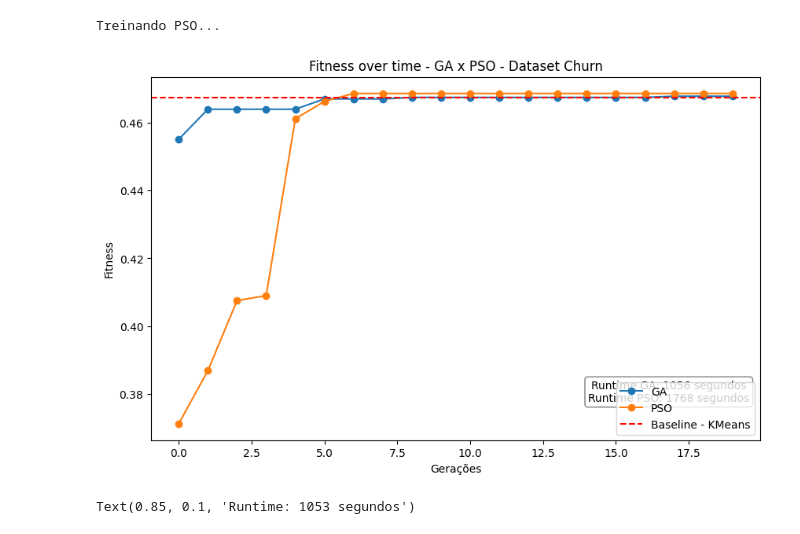
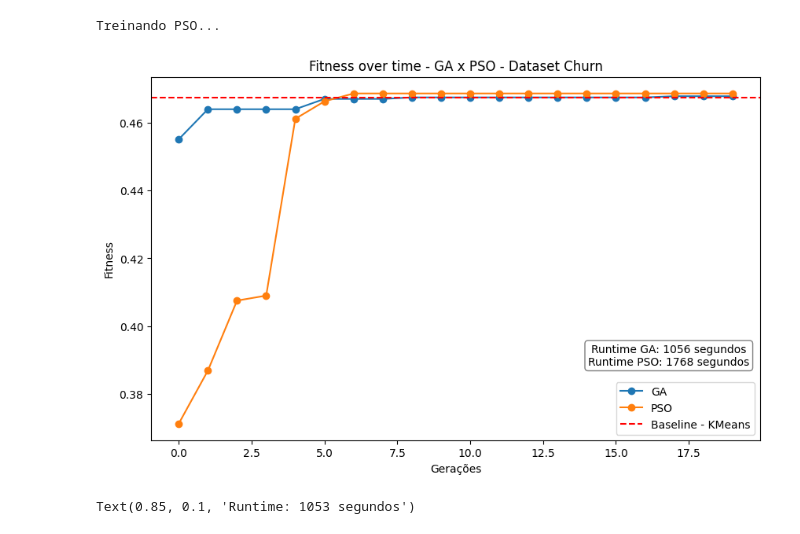
Before and after one commit to matheusgm502/optimization_project, a Jupyter notebook: Projeto Final - Otimização e Computação Evolucionária.ipynb, the cells around one changed output. Drawn from its saved outputs; the diff is of its cells as text; code cells hidden in the pictures.

```diff
--- a/Projeto Final - Otimização e Computação Evolucionária.ipynb
+++ b/Projeto Final - Otimização e Computação Evolucionária.ipynb
@@ -509,29 +509,29 @@ Treinando PSO...
 # %%
 fig, ax = plt.subplots(figsize=(10, 6))
 
 
 # Plot GA results
 
 ax.plot(results['GA_fitness_over_time'], label='GA', marker='o')
 ax.plot(results['PSO_fitness_over_time'], label='PSO', marker='o')
 ax.axhline(y=silhouette, color='r', linestyle='--', label='Baseline - KMeans')
 ax.legend()
 ax.set_xlabel('Gerações')
 ax.set_ylabel('Fitness')
 ax.set_title('Fitness over time - GA x PSO - Dataset Churn')
 
 # Plot Runtime results
 text_box_runtime_GA = f"Runtime GA: {results['GA_runtime']:.0f} segundos"
 text_box_runtime_PSO = f"Runtime PSO: {results['PSO_runtime']:.0f} segundos"
 text_box_content = text_box_runtime_GA + '\n' + text_box_runtime_PSO
 
-ax.text(0.85, 0.1, text_box_content, transform=ax.transAxes,
+ax.text(0.85, 0.2, text_box_content, transform=ax.transAxes,
         fontsize=10, verticalalignment='bottom', horizontalalignment='center',
         bbox=dict(boxstyle='round', facecolor='white', alpha=0.5))
 
 plt.show()
 # %% [output]
-[figure, old version]
+[figure, new version]
 # %%
 fig, axs = plt.subplots(2, 1, figsize=(10,10))
 
```
